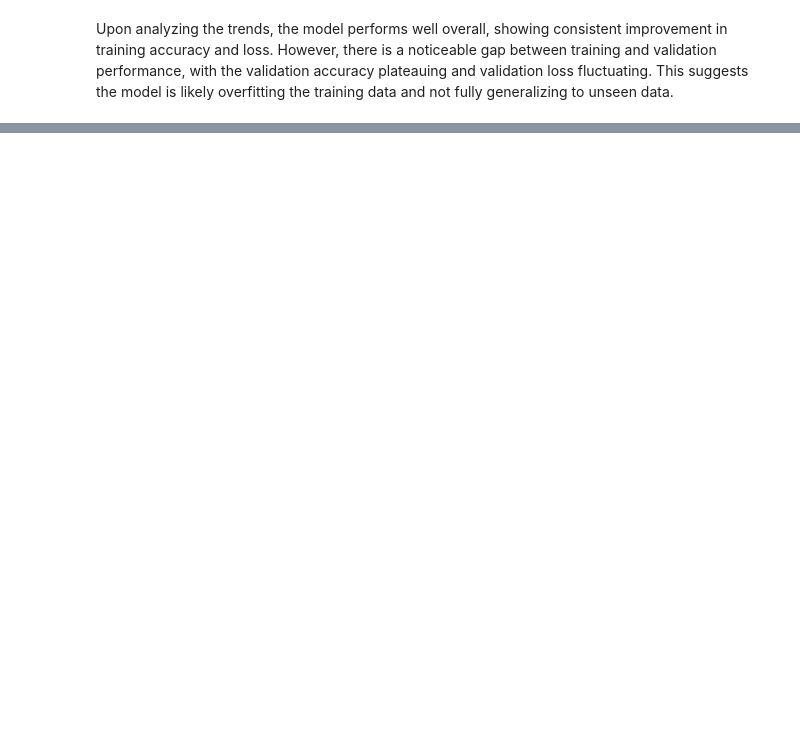
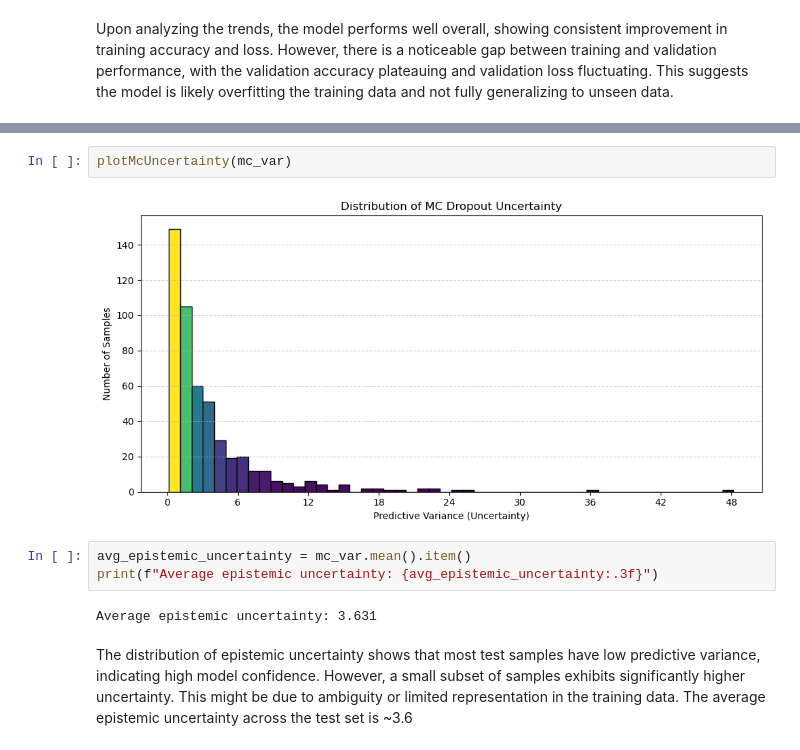
Before and after one commit to wilvang/ml-coursework, a Jupyter notebook: assignment-3/exercises.ipynb, the cells around one changed output, grey strips where cells are left out. Cells and saved outputs as stored; diff of their text form; blank space fills up the shorter version.

```diff
--- a/assignment-3/exercises.ipynb
+++ b/assignment-3/exercises.ipynb
@@ -586,0 +783,11 @@ The test accuracy of ~68% is a significant improvement compared to the previous
+# %%
+plotMcUncertainty(mc_var)
+# %% [output]
+[figure, added]
+# %%
+avg_epistemic_uncertainty = mc_var.mean().item()
+print(f"Average epistemic uncertainty: {avg_epistemic_uncertainty:.3f}")
+# %% [output]
+Average epistemic uncertainty: 3.631
+# %% [markdown]
+The distribution of epistemic uncertainty shows that most test samples have low predictive variance, indicating high model confidence. However, a small subset of samples exhibits significantly higher uncertainty. This might be due to ambiguity or limited representation in the training data. The average epistemic uncertainty across the test set is ~3.6
```
Also changed, not shown: parts of 29 cells of this notebook.
